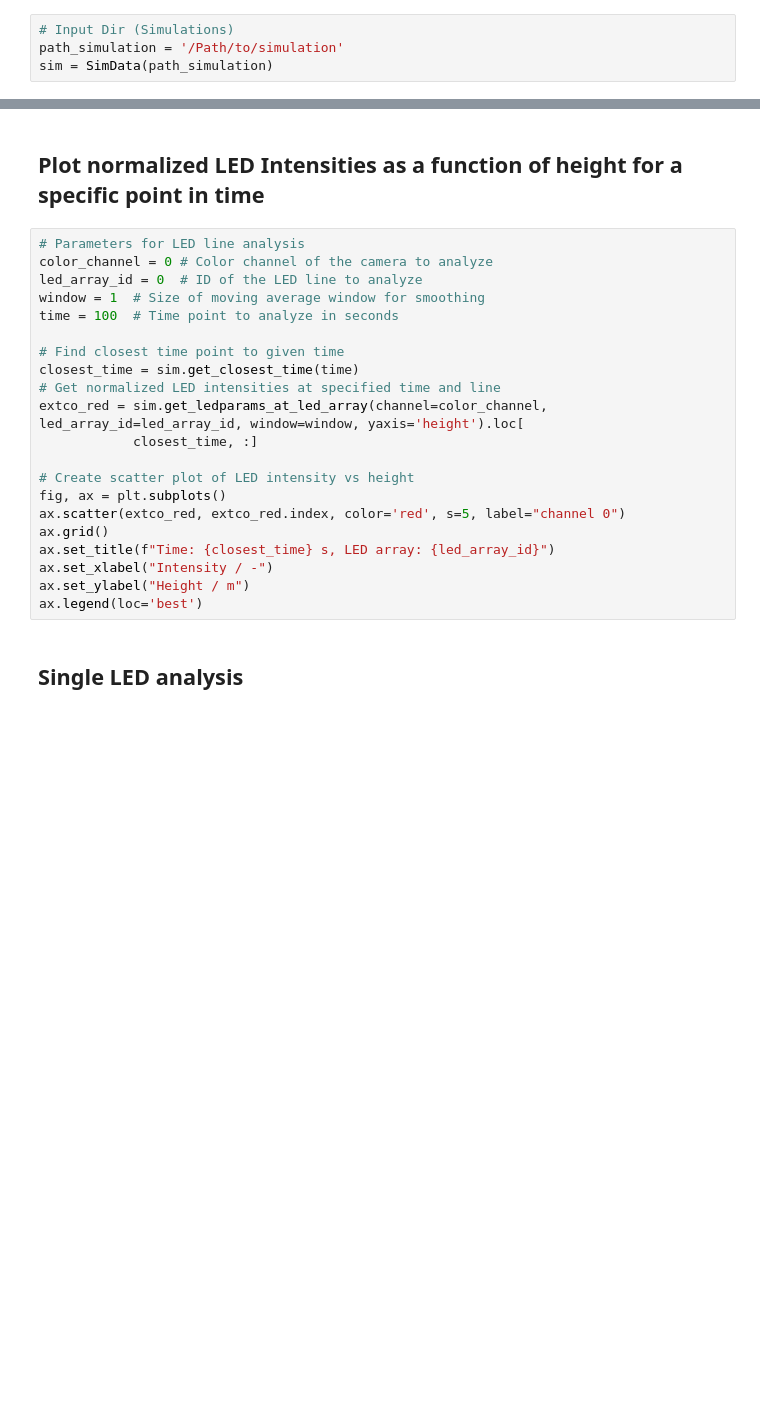
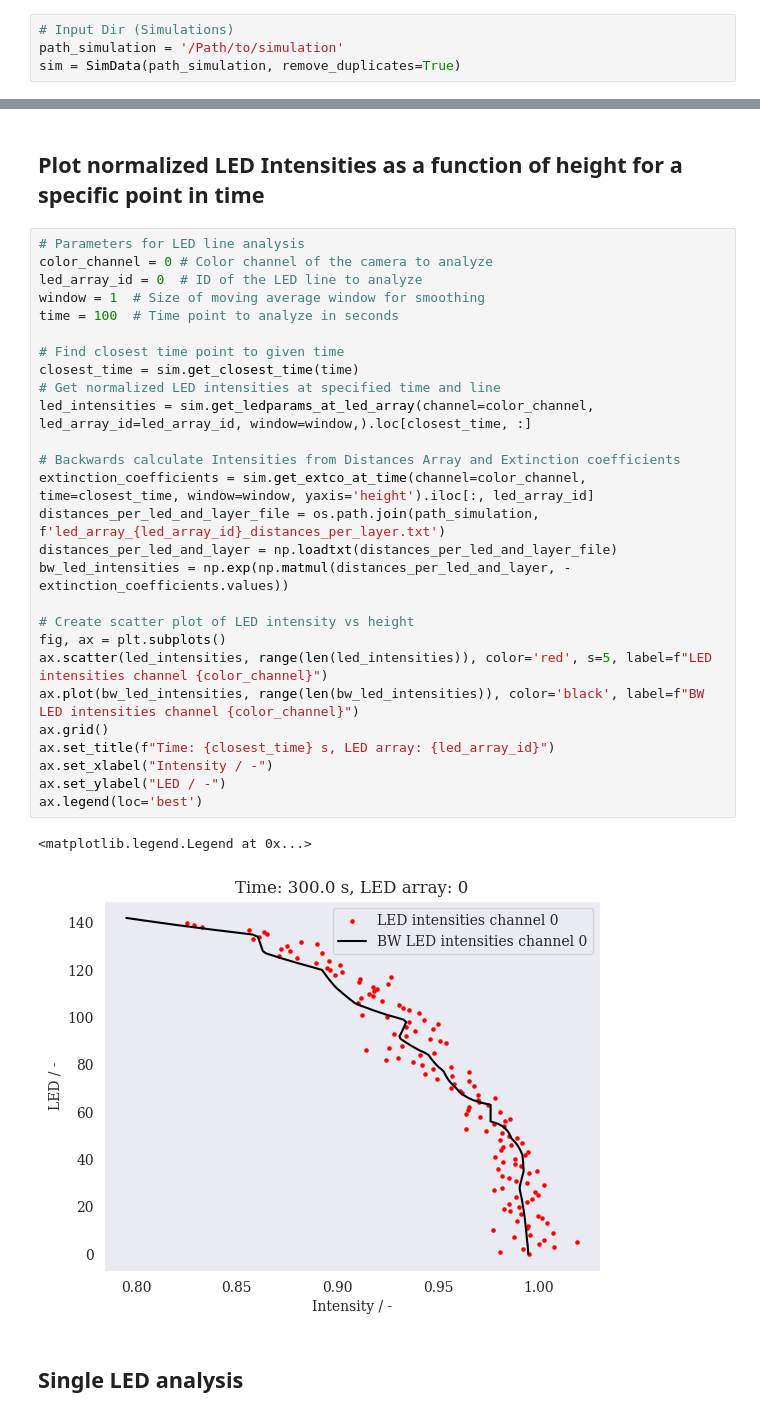
Before and after one commit to FireDynamics/LEDSmokeAnalysis, a Jupyter notebook: examples/postprocessing.ipynb, the cells around one changed output, grey strips where cells are left out. Cells and saved outputs as stored; diff of their text form; blank space fills up the shorter version.

Commit message:
write distances_per_led_and_layer f as individual txt files to allow backwards calculation of LED intensities

```diff
--- a/examples/postprocessing.ipynb
+++ b/examples/postprocessing.ipynb
@@ -18,4 +21,4 @@ cm = 1 / 2.54
 # %%
 # Input Dir (Simulations)
 path_simulation = '/Path/to/simulation'
-sim = SimData(path_simulation)
+sim = SimData(path_simulation, remove_duplicates=True)
@@ -26,24 +32,33 @@ sim = SimData(path_simulation)
 # %%
 # Parameters for LED line analysis
 color_channel = 0 # Color channel of the camera to analyze
 led_array_id = 0  # ID of the LED line to analyze
 window = 1  # Size of moving average window for smoothing
 time = 100  # Time point to analyze in seconds
 
 # Find closest time point to given time
 closest_time = sim.get_closest_time(time)
 # Get normalized LED intensities at specified time and line
-extco_red = sim.get_ledparams_at_led_array(channel=color_channel, led_array_id=led_array_id, window=window, yaxis='height').loc[
-            closest_time, :]
+led_intensities = sim.get_ledparams_at_led_array(channel=color_channel, led_array_id=led_array_id, window=window,).loc[closest_time, :]
+
+# Backwards calculate Intensities from Distances Array and Extinction coefficients
+extinction_coefficients = sim.get_extco_at_time(channel=color_channel, time=closest_time, window=window, yaxis='height').iloc[:, led_array_id]
+distances_per_led_and_layer_file = os.path.join(path_simulation, f'led_array_{led_array_id}_distances_per_layer.txt')
+distances_per_led_and_layer = np.loadtxt(distances_per_led_and_layer_file)
+bw_led_intensities = np.exp(np.matmul(distances_per_led_and_layer, -extinction_coefficients.values))
 
 # Create scatter plot of LED intensity vs height
 fig, ax = plt.subplots()
-ax.scatter(extco_red, extco_red.index, color='red', s=5, label="channel 0")
+ax.scatter(led_intensities, range(len(led_intensities)), color='red', s=5, label=f"LED intensities channel {color_channel}")
+ax.plot(bw_led_intensities, range(len(bw_led_intensities)), color='black', label=f"BW LED intensities channel {color_channel}")
 ax.grid()
 ax.set_title(f"Time: {closest_time} s, LED array: {led_array_id}")
 ax.set_xlabel("Intensity / -")
-ax.set_ylabel("Height / m")
+ax.set_ylabel("LED / -")
 ax.legend(loc='best')
+# %% [output]
+<matplotlib.legend.Legend at 0x...>
+[figure, added]
 # %% [markdown]
 ## Single LED analysis
 # %%
```
Also changed, not shown: parts of 2 cells of this notebook, 1 other file.
